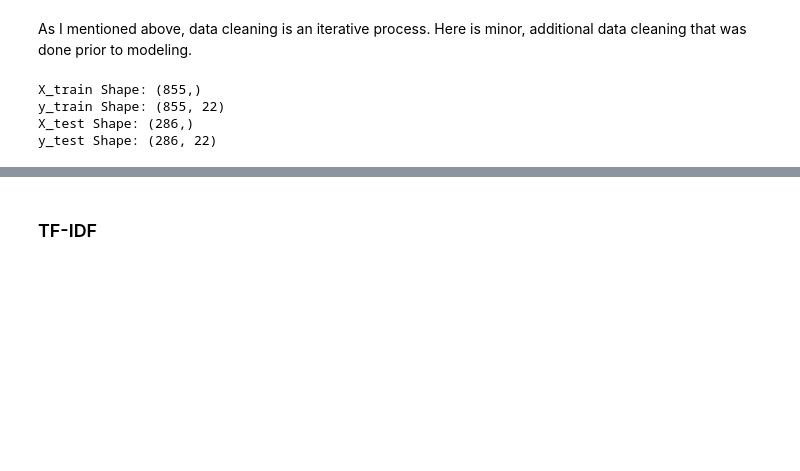
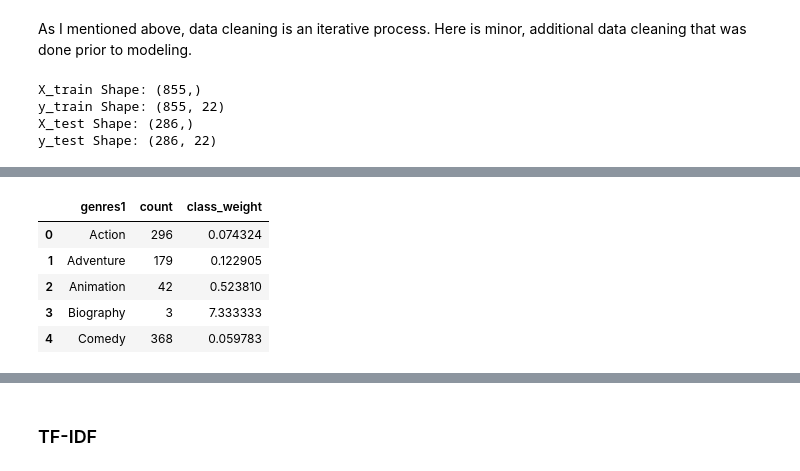
Before and after one commit to SWelbeck/NLP_genre_classification, a Jupyter notebook: Notebooks/Script_EDA.ipynb, the cells around one changed output, grey strips where cells are left out. Saved outputs shown, nothing was run; the diff lists cells and outputs as text; code cells hidden in the pictures; blank space fills up the shorter version.

```diff
--- a/Notebooks/Script_EDA.ipynb
+++ b/Notebooks/Script_EDA.ipynb
@@ -308,13 +359,13 @@ plt.ylabel('Number of Scripts', fontsize=16)
 plt.xlabel('Number of genres', fontsize=16)
 
 #adding the text labels
-rects = ax.patches
-labels = multiLabel_counts.values
-for rect, label in zip(rects, labels):
-    height = rect.get_height()
-    ax.text(rect.get_x() + rect.get_width()/2, height + 5,
-            label, ha='center', va='bottom', size=15)
-
+for p in ax.patches:
+    ax.annotate(format(p.get_height(), '.0f'),
+                (p.get_x() + p.get_width() / 2., p.get_height()),
+                ha = 'center', va = 'center',
+                size = 15,
+                xytext = (0, 9),
+                textcoords = 'offset points')
 
 plt.savefig('../../scripts_multiple_genre.png')
 
@@ -572,0 +636,16 @@ y_test Shape: (286, 22)
+# %%
+labels1 = cate.genres1.values
+# %%
+cate['class_weight'] = len(cate) / cate['count']
+class_weight = {}
+for index, label in enumerate(labels1):
+    class_weight[index] = cate[cate['genres1'] == label]['class_weight'].values[0]
+
+cate.head()
+# %% [output]
+|  | genres1 | count | class_weight |
+| 0 | Action | 296 | 0.074324 |
+| 1 | Adventure | 179 | 0.122905 |
+| 2 | Animation | 42 | 0.523810 |
+| 3 | Biography | 3 | 7.333333 |
+| 4 | Comedy | 368 | 0.059783 |
```
Also changed, not shown: parts of 35 cells of this notebook.
